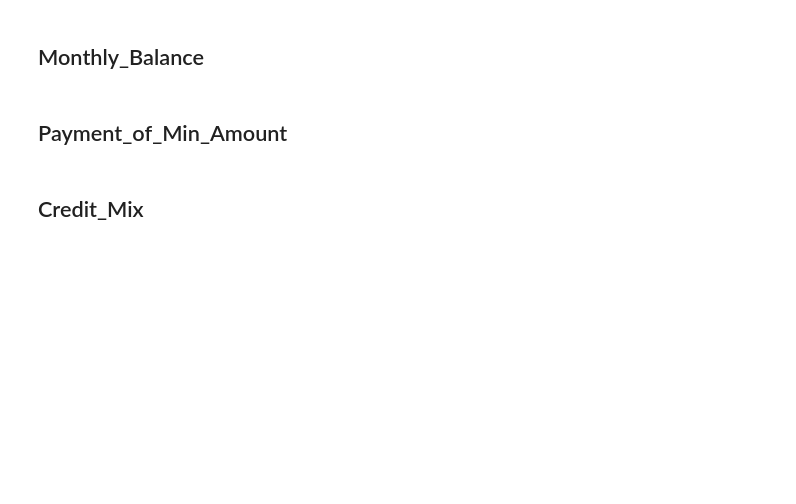
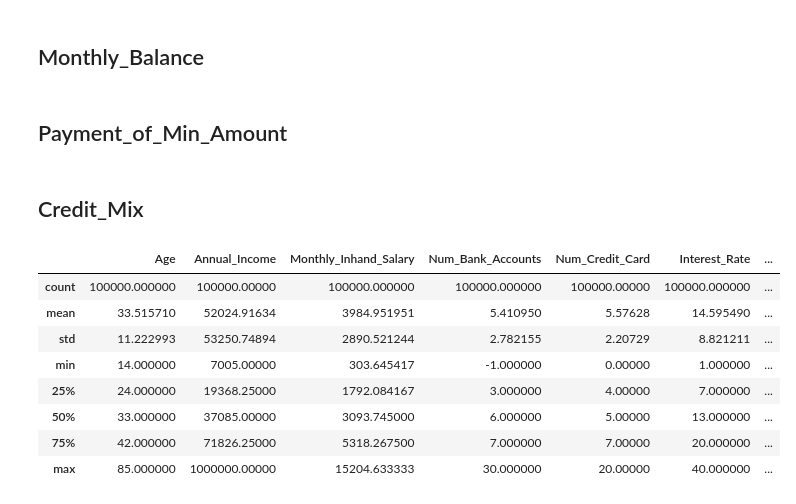
Before and after one commit to Yashsethi24/Credit_Score_Prediction, a Jupyter notebook: Notebooks/Data_pre_process_Credit_score_classification.ipynb, the cells around one changed output. Saved outputs shown, nothing was run; the diff lists cells and outputs as text; code cells hidden in the pictures; blank space fills up the shorter version.

```diff
--- a/Notebooks/Data_pre-process_Credit_score_classification.ipynb
+++ b/Notebooks/Data_pre_process_Credit_score_classification.ipynb
@@ -16,7 +16,7 @@ pd.set_option('display.max_rows', None)
 # !kaggle datasets download -d parisrohan/credit-score-classification -p /content
 # !unzip /content/credit-score-classification.zip -d /content
 
-train_data = pd.read_csv(r'C:\Users\Behzad\Documents\GitHub\Credit_Score_Prediction\Datasets\train.csv')
+train_data = pd.read_csv('/content/train.csv')
 #test_data = pd.read_csv('/content/test.csv')
 
 # train_data = pd.read_csv('C:/Users/rajih/OneDrive/Documents/GitHub/E-commerce_Promotion_Analysis/Datasets/train.csv')
@@ -531,27 +562,2 @@ df = handle_outliers_with_last_valid(
 # %% [markdown]
 ## Number of Loans
-# %%
-# Step 1: Identify rows where Num_of_Loan > 30
-high_loan_rows = df[df["Num_of_Loan"] > 30]
-
-# Step 2: Iterate over these rows and find the next valid (0-10 range) loan count
-for index, row in high_loan_rows.iterrows():
-    customer_id = row["Customer_ID"]
-
-    # Find the next occurrence where Num_of_Loan is between 0 and 30 for this Customer_ID
-    next_valid_row = df[
-        (df["Customer_ID"] == customer_id) &
-        (df["Num_of_Loan"].between(0, 30)) &
-        (df.index > index)  # Only consider future records
-    ].sort_index(ascending=True).head(1)  # Get the next occurrence
-
-    # Replace if a valid next row is found
-    if not next_valid_row.empty:
-        df.at[index, "Num_of_Loan"] = next_valid_row["Num_of_Loan"].values[0]
-
-# Create a new column for each unique loan type with binary indicators
-for loan_type in unique_loan_types:
-    df[loan_type] = df['Type_of_Loan'].apply(lambda x: 1 if pd.notnull(x) and loan_type in x else 0)
-
-# Display the updated dataframe
-df.head()
@@ -763,3 +831,30 @@ for index, row in strange_val_rows.iterrows():
     # Replace if a valid previous row is found
     if not last_valid_row.empty:
         df.at[index, "Credit_Mix"] = last_valid_row["Credit_Mix"].values[0]
+# %%
+# 1) Compute the minimum EMI <= 800 for each customer
+min_emi_map = (
+    df[df["Total_EMI_per_month"] <= 800]
+    .groupby("Customer_ID")["Total_EMI_per_month"]
+    .min()
+    .to_dict()
+)
+
+# 2) For each row, if Total_EMI_per_month > 800, replace it with that customer's min EMI (if available)
+for idx, row in df.iterrows():
+    cust_id = row["Customer_ID"]
+    if row["Total_EMI_per_month"] > 800:
+        if cust_id in min_emi_map:  # only replace if we have a valid min
+            df.at[idx, "Total_EMI_per_month"] = min_emi_map[cust_id]
+# %%
+df.describe()
+# %% [output]
+|  | Age | Annual_Income | Monthly_Inhand_Salary | Num_Bank_Accounts | Num_Credit_Card | Interest_Rate | ... |
+| count | 100000.000000 | 100000.00000 | 100000.000000 | 100000.000000 | 100000.00000 | 100000.000000 | ... |
+| mean | 33.515710 | 52024.91634 | 3984.951951 | 5.410950 | 5.57628 | 14.595490 | ... |
+| std | 11.222993 | 53250.74894 | 2890.521244 | 2.782155 | 2.20729 | 8.821211 | ... |
+| min | 14.000000 | 7005.00000 | 303.645417 | -1.000000 | 0.00000 | 1.000000 | ... |
+| 25% | 24.000000 | 19368.25000 | 1792.084167 | 3.000000 | 4.00000 | 7.000000 | ... |
+| 50% | 33.000000 | 37085.00000 | 3093.745000 | 6.000000 | 5.00000 | 13.000000 | ... |
+| 75% | 42.000000 | 71826.25000 | 5318.267500 | 7.000000 | 7.00000 | 20.000000 | ... |
+| max | 85.000000 | 1000000.00000 | 15204.633333 | 30.000000 | 20.00000 | 40.000000 | ... |
```
Also changed, not shown: parts of 16 cells of this notebook, 1 other file.
